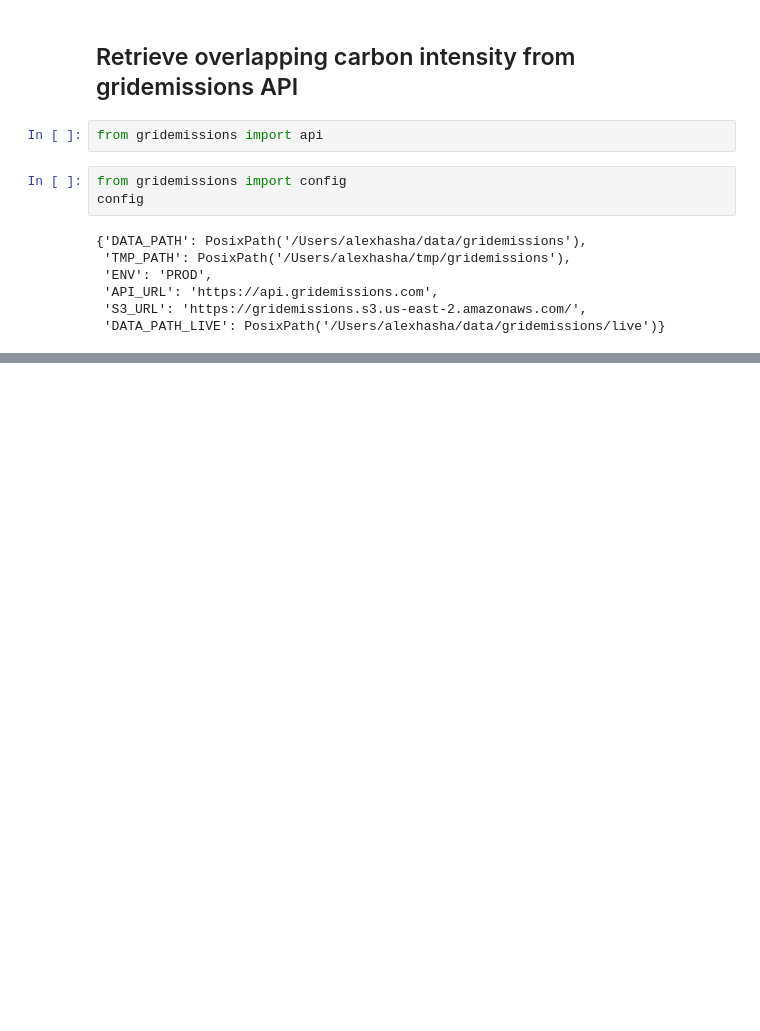
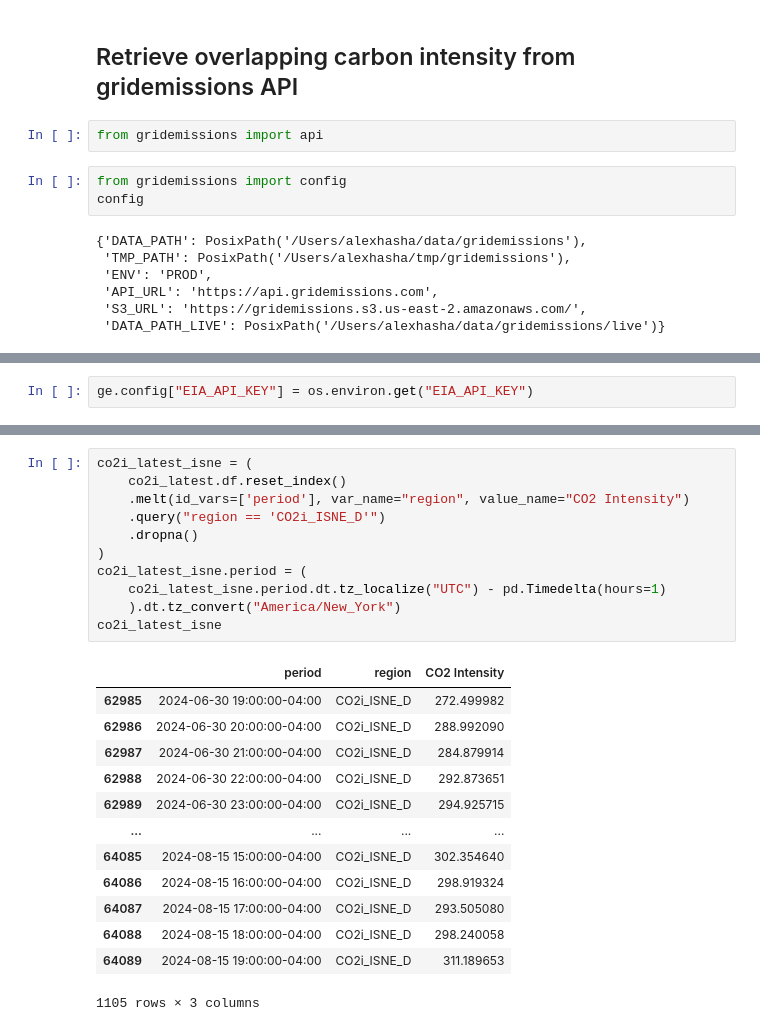
Before and after one commit to ahasha/power-supply-dashboard-analysis, a Jupyter notebook: notebooks/analyze_history.ipynb, the cells around one changed output, grey strips where cells are left out. Cells and saved outputs as stored; diff of their text form; blank space fills up the shorter version.

```diff
--- a/notebooks/analyze_history.ipynb
+++ b/notebooks/analyze_history.ipynb
@@ -176,0 +199,2 @@ AssertionError:
+# %%
+ge.config["EIA_API_KEY"] = os.environ.get("EIA_API_KEY")
@@ -176,0 +262,25 @@ AssertionError:
+# %%
+co2i_latest_isne = (
+    co2i_latest.df.reset_index()
+    .melt(id_vars=['period'], var_name="region", value_name="CO2 Intensity")
+    .query("region == 'CO2i_ISNE_D'")
+    .dropna()
+)
+co2i_latest_isne.period = (
+    co2i_latest_isne.period.dt.tz_localize("UTC") - pd.Timedelta(hours=1)
+    ).dt.tz_convert("America/New_York")
+co2i_latest_isne
+# %% [output]
+|  | period | region | CO2 Intensity |
+| 62985 | 2024-06-30 19:00:00-04:00 | CO2i_ISNE_D | 272.499982 |
+| 62986 | 2024-06-30 20:00:00-04:00 | CO2i_ISNE_D | 288.992090 |
+| 62987 | 2024-06-30 21:00:00-04:00 | CO2i_ISNE_D | 284.879914 |
+| 62988 | 2024-06-30 22:00:00-04:00 | CO2i_ISNE_D | 292.873651 |
+| 62989 | 2024-06-30 23:00:00-04:00 | CO2i_ISNE_D | 294.925715 |
+| ... | ... | ... | ... |
+| 64085 | 2024-08-15 15:00:00-04:00 | CO2i_ISNE_D | 302.354640 |
+| 64086 | 2024-08-15 16:00:00-04:00 | CO2i_ISNE_D | 298.919324 |
+| 64087 | 2024-08-15 17:00:00-04:00 | CO2i_ISNE_D | 293.505080 |
+| 64088 | 2024-08-15 18:00:00-04:00 | CO2i_ISNE_D | 298.240058 |
+| 64089 | 2024-08-15 19:00:00-04:00 | CO2i_ISNE_D | 311.189653 |
+1105 rows × 3 columns
```
Also changed, not shown: parts of 27 cells of this notebook, 10 other files.
